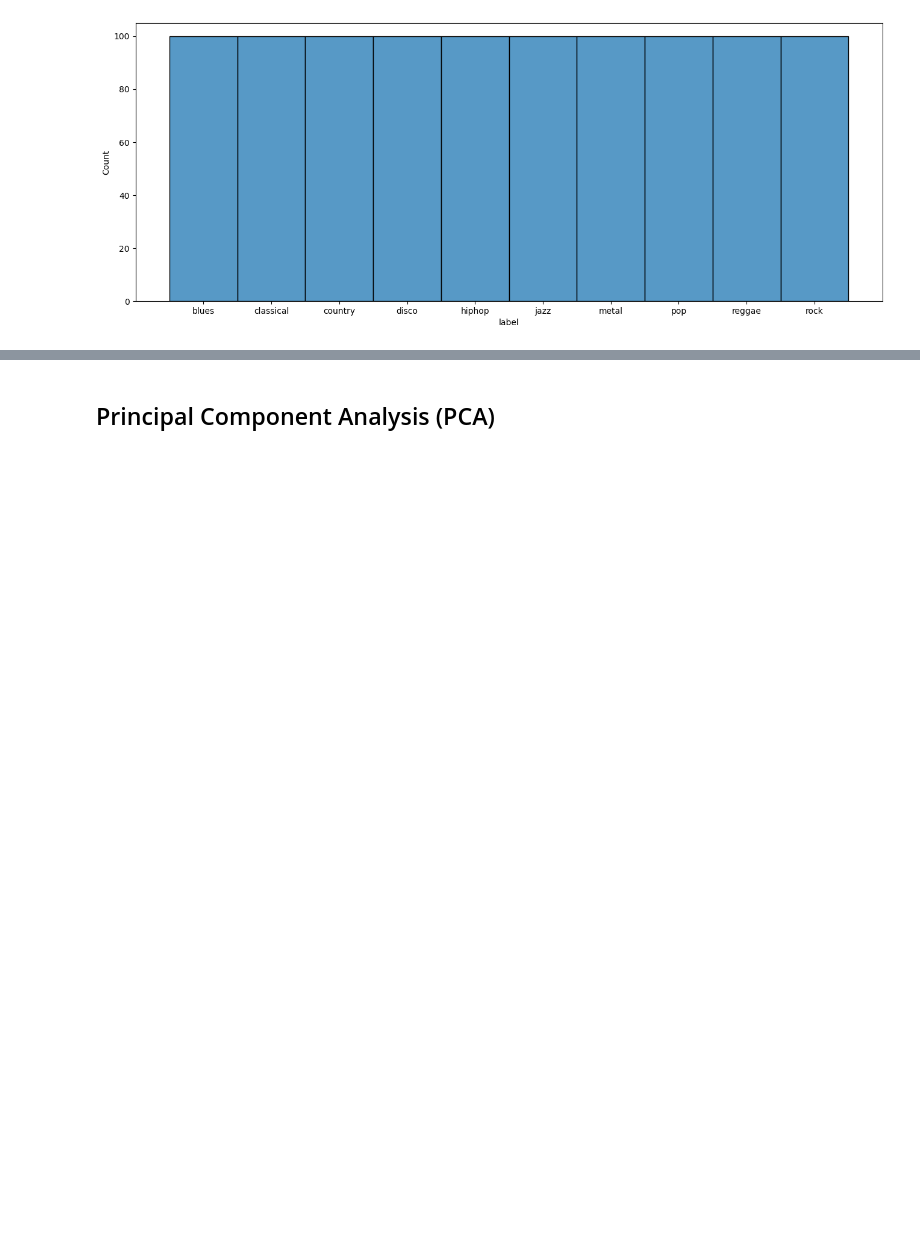
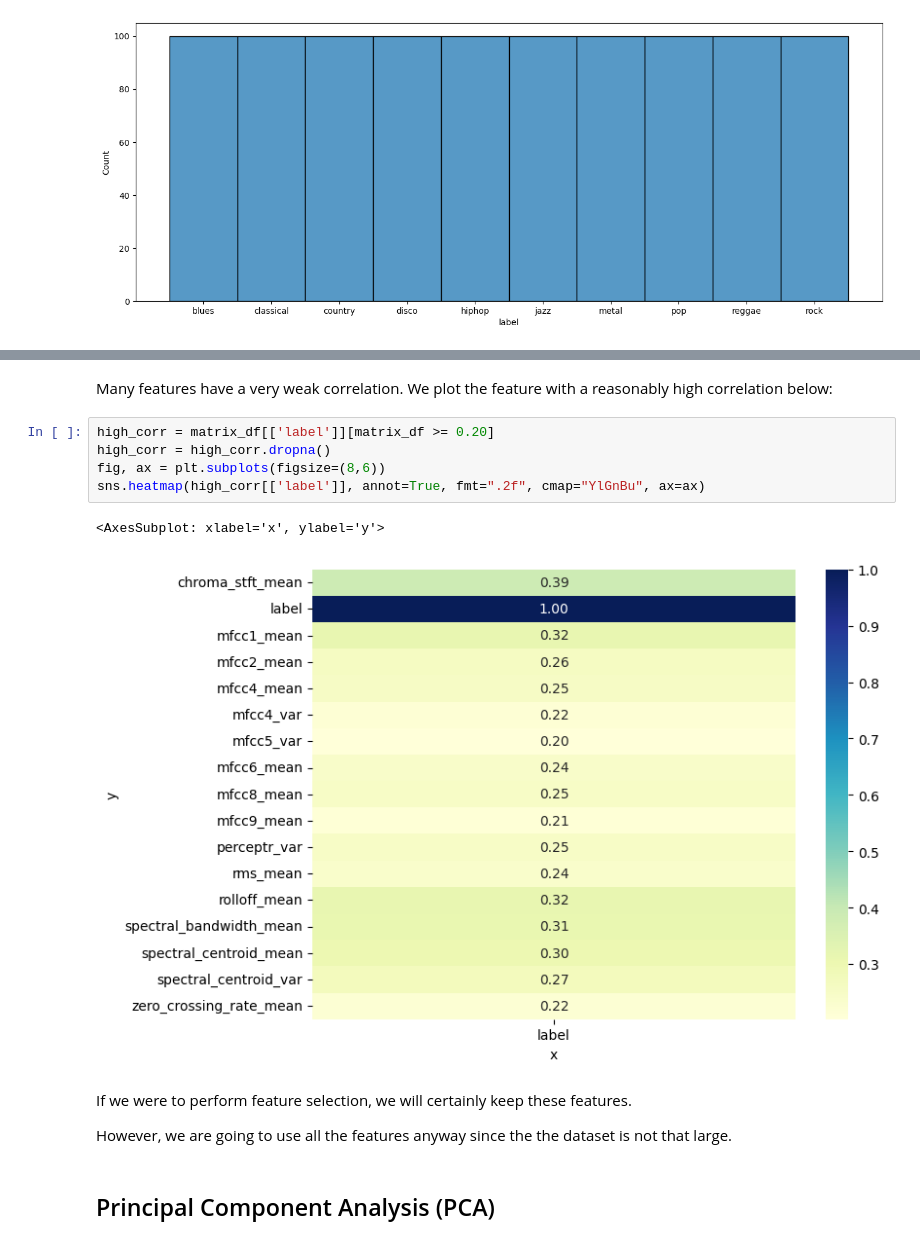
Before and after one commit to albertopirillo/naml-project-2023, a Jupyter notebook: EDA.ipynb, the cells around one changed output, grey strips where cells are left out. Drawn from its saved outputs; the diff is of its cells as text; blank space fills up the shorter version.

```diff
--- a/EDA.ipynb
+++ b/EDA.ipynb
@@ -112,3 +120,17 @@ sns.heatmap(df.corr(), annot=True, fmt=".2f", cmap="YlGnBu", ax=ax)
+# %% [markdown]
+Many features have a very weak correlation. We plot the feature with a reasonably high correlation below:
+# %%
+high_corr = matrix_df[['label']][matrix_df >= 0.20]
+high_corr = high_corr.dropna()
+fig, ax = plt.subplots(figsize=(8,6))
+sns.heatmap(high_corr[['label']], annot=True, fmt=".2f", cmap="YlGnBu", ax=ax)
+# %% [output]
+<AxesSubplot: xlabel='x', ylabel='y'>
+[figure, added]
+# %% [markdown]
+If we were to perform feature selection, we will certainly keep these features.
+
+However, we are going to use all the features anyway since the the dataset is not that large.
 # %% [markdown]
 ## Principal Component Analysis (PCA)
 # %%
```
Also changed, not shown: parts of 12 cells of this notebook.
